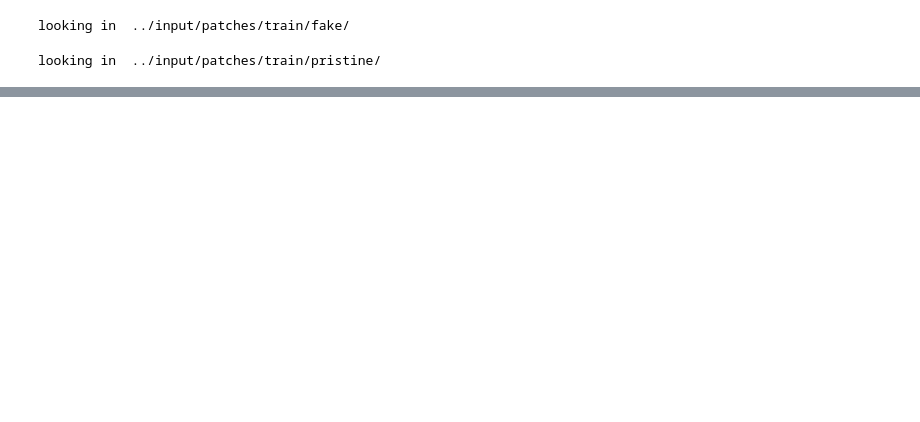
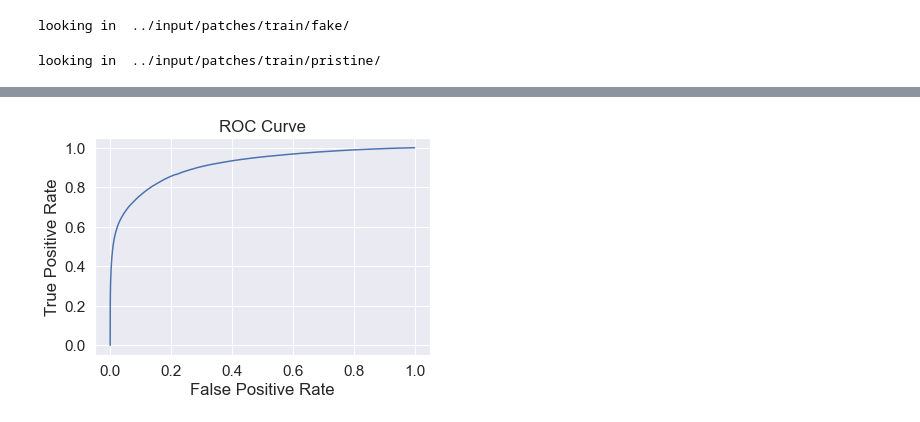
Before and after one commit to durgakiran/imageforgerydetection, a Jupyter notebook: notebooks/SCNN.ipynb, the cells around one changed output, grey strips where cells are left out. Drawn from its saved outputs; the diff is of its cells as text; code cells hidden in the pictures; blank space fills up the shorter version.

```diff
--- a/notebooks/SCNN.ipynb
+++ b/notebooks/SCNN.ipynb
@@ -421,0 +433,14 @@ plt.show()
+# %%
+# inverting so that fake images to label 1 and pristine images to label 0
+prediction_validation_inverse = [1-x for x in predicted_patch_labels_validation]
+true_validation_inverse = [1-x for x in true_patch_labels_validation]
+# %%
+fpr, tpr, thresholds = roc_curve(true_validation_inverse, prediction_validation_inverse, pos_label=1)
+# %%
+plt.plot(fpr, tpr)
+plt.title('ROC Curve')
+plt.xlabel('False Positive Rate')
+plt.ylabel('True Positive Rate')
+plt.show()
+# %% [output]
+[figure, added]
```
Also changed, not shown: parts of 82 cells of this notebook, 1 other file.
